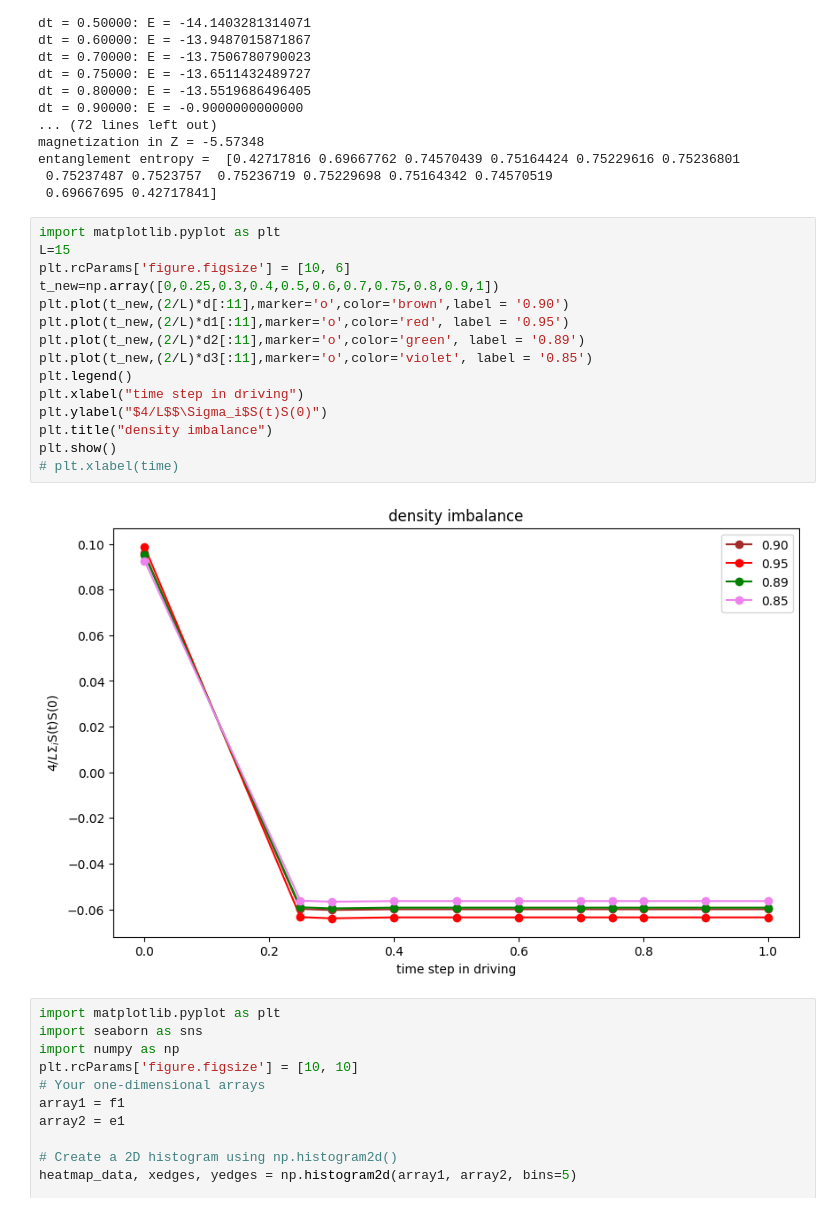
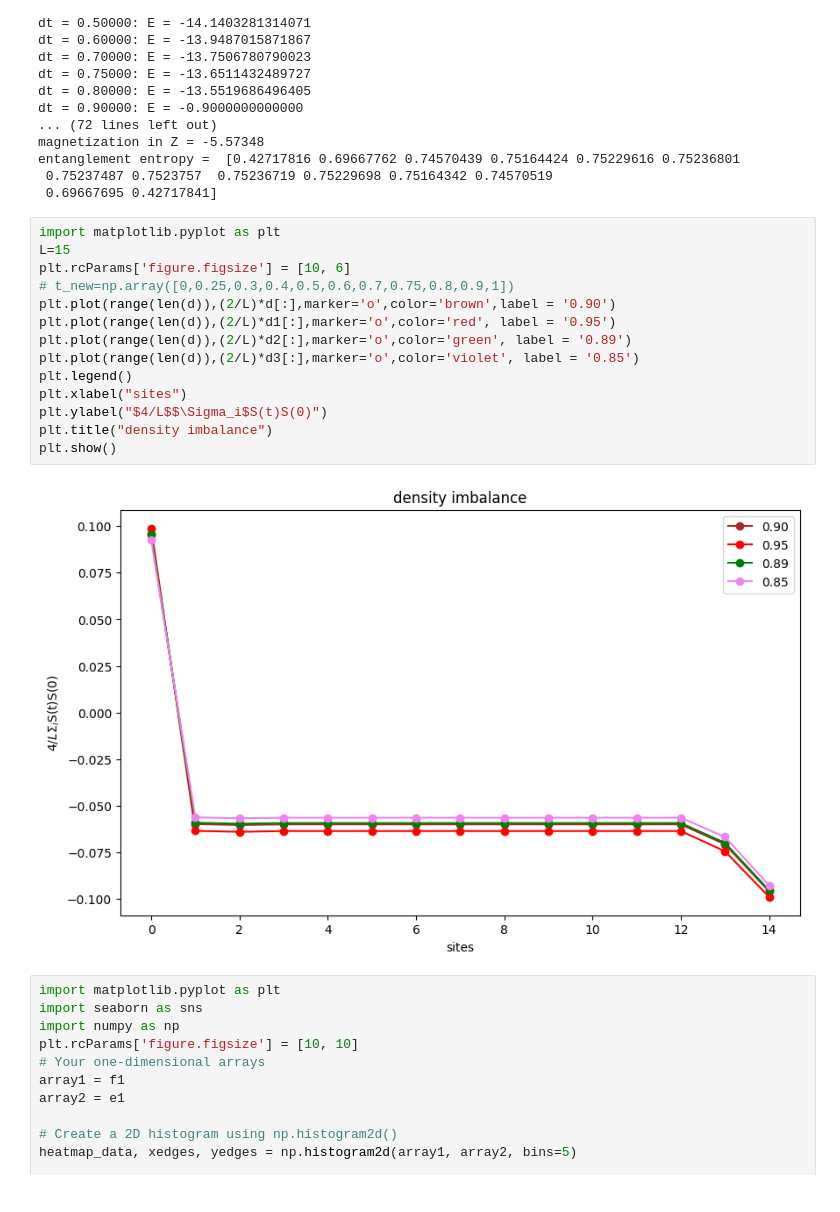
Before and after one commit to shikharkyadesultory/MB-Localization-TLFIM-, a Jupyter notebook: my_module.ipynb, the cells around one changed output. Cells and saved outputs as stored; diff of their text form.

```diff
--- a/my_module.ipynb
+++ b/my_module.ipynb
@@ -1737,20 +1737,19 @@ entanglement entropy =  [0.42717816 0.69667762 0.74570439 0.75164424 0.75229616
 # %%
 import matplotlib.pyplot as plt
 L=15
 plt.rcParams['figure.figsize'] = [10, 6]
-t_new=np.array([0,0.25,0.3,0.4,0.5,0.6,0.7,0.75,0.8,0.9,1])
-plt.plot(t_new,(2/L)*d[:11],marker='o',color='brown',label = '0.90')
-plt.plot(t_new,(2/L)*d1[:11],marker='o',color='red', label = '0.95')
-plt.plot(t_new,(2/L)*d2[:11],marker='o',color='green', label = '0.89')
-plt.plot(t_new,(2/L)*d3[:11],marker='o',color='violet', label = '0.85')
+# t_new=np.array([0,0.25,0.3,0.4,0.5,0.6,0.7,0.75,0.8,0.9,1])
+plt.plot(range(len(d)),(2/L)*d[:],marker='o',color='brown',label = '0.90')
+plt.plot(range(len(d)),(2/L)*d1[:],marker='o',color='red', label = '0.95')
+plt.plot(range(len(d)),(2/L)*d2[:],marker='o',color='green', label = '0.89')
+plt.plot(range(len(d)),(2/L)*d3[:],marker='o',color='violet', label = '0.85')
 plt.legend()
-plt.xlabel("time step in driving")
+plt.xlabel("sites")
 plt.ylabel("$4/L$$\Sigma_i$S(t)S(0)")
 plt.title("density imbalance")
 plt.show()
-# plt.xlabel(time)
 # %% [output]
-[figure, old version]
+[figure, new version]
 # %%
 import matplotlib.pyplot as plt
 import seaborn as sns
```
